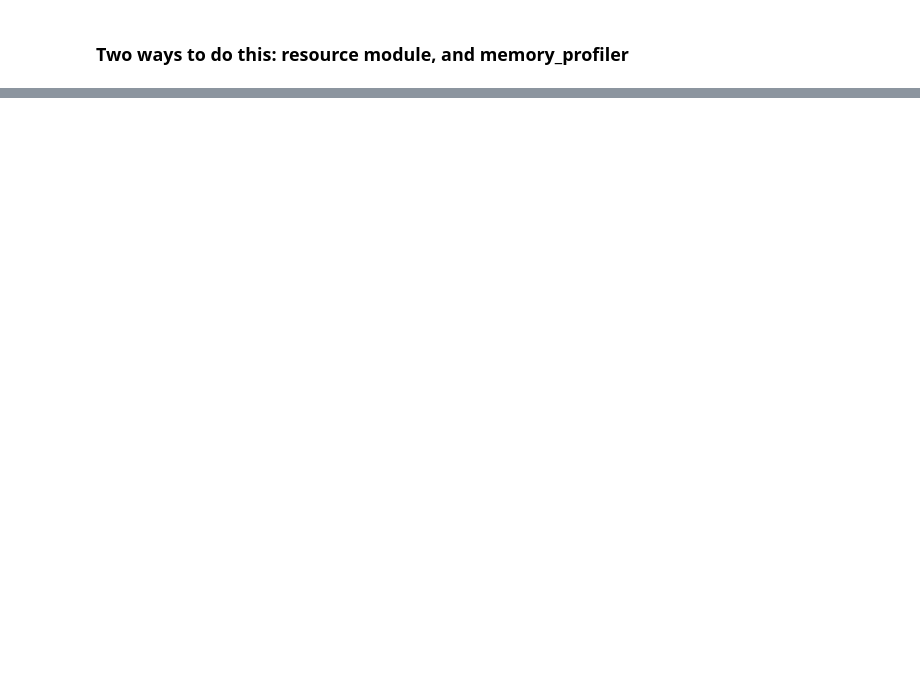
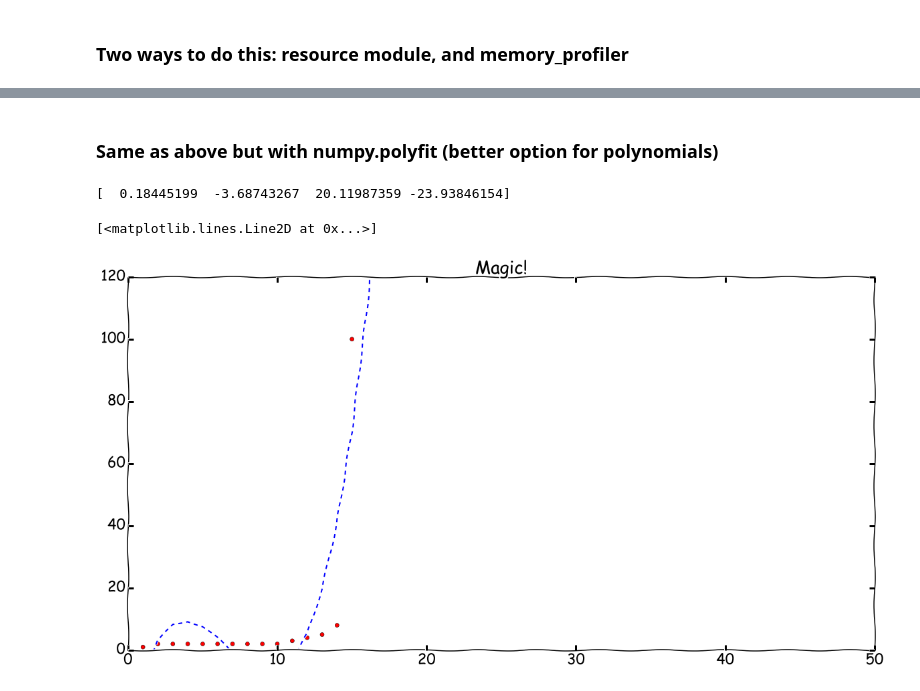
Before and after one commit to ednusi/MatPy, a Jupyter notebook: Checking Functions in the Test Suite.ipynb, the cells around one changed output, grey strips where cells are left out. Saved outputs shown, nothing was run; the diff lists cells and outputs as text; code cells hidden in the pictures; blank space fills up the shorter version.

```diff
--- a/Checking Functions in the Test Suite.ipynb
+++ b/Checking Functions in the Test Suite.ipynb
@@ -752,0 +831,26 @@ SLSQP used 195.46875 megabytes and took 2.0 iterations
+# %% [markdown]
+### Same as above but with numpy.polyfit (better option for polynomials)
+# %%
+data = np.array([1,2,2,2,2,2,2,2,2,2,3,4,5,8,100])
+x = np.arange(1,data.size+1)
+
+fitter = np.polyfit(x,data,3)
+print fitter #these are the coefficients of the fitted plot
+
+model = np.poly1d(fitter) #poly1d objects can be used for predictions
+
+test_x = np.arange(0.,50.,1.)
+predicted_y = model(test_x)
+
+plot.figure(figsize=[20,10])
+plot.rcParams.update({"font.size":22})
+plot.title("Magic!")
+plot.axis([0,50,0,120])
+
+
+plot.plot(x,data,"ro")
+plot.plot(test_x,predicted_y,"--")
+# %% [output]
+[  0.18445199  -3.68743267  20.11987359 -23.93846154]
+[<matplotlib.lines.Line2D at 0x...>]
+[figure, added]
```
Also changed, not shown: parts of 9 cells of this notebook.
